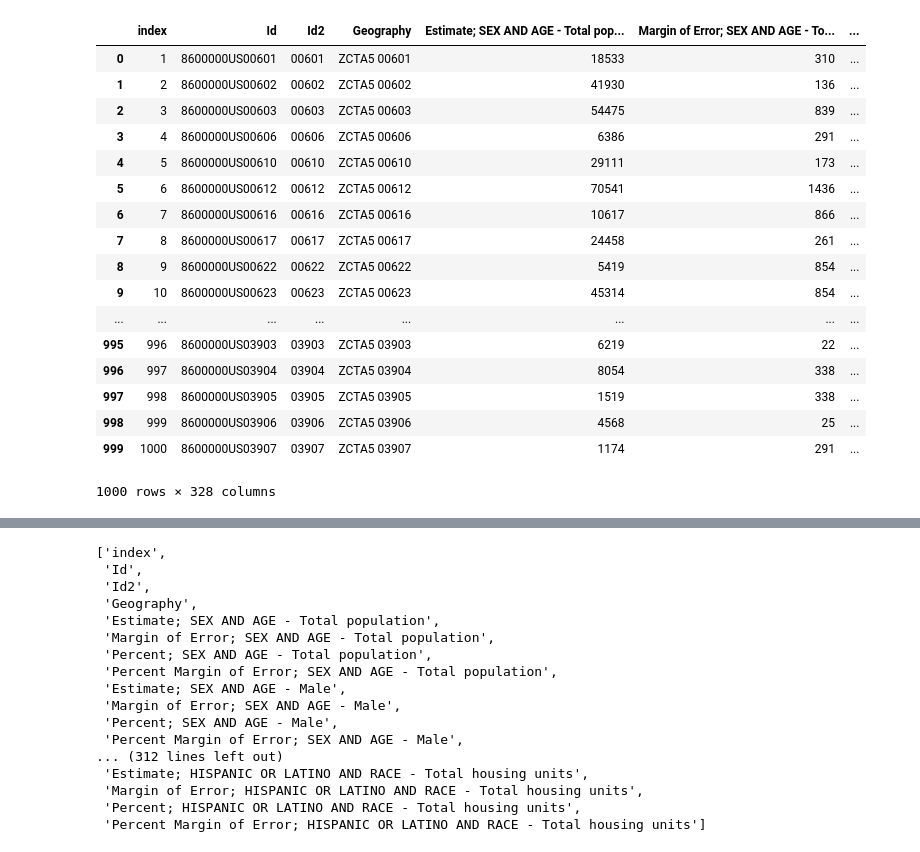
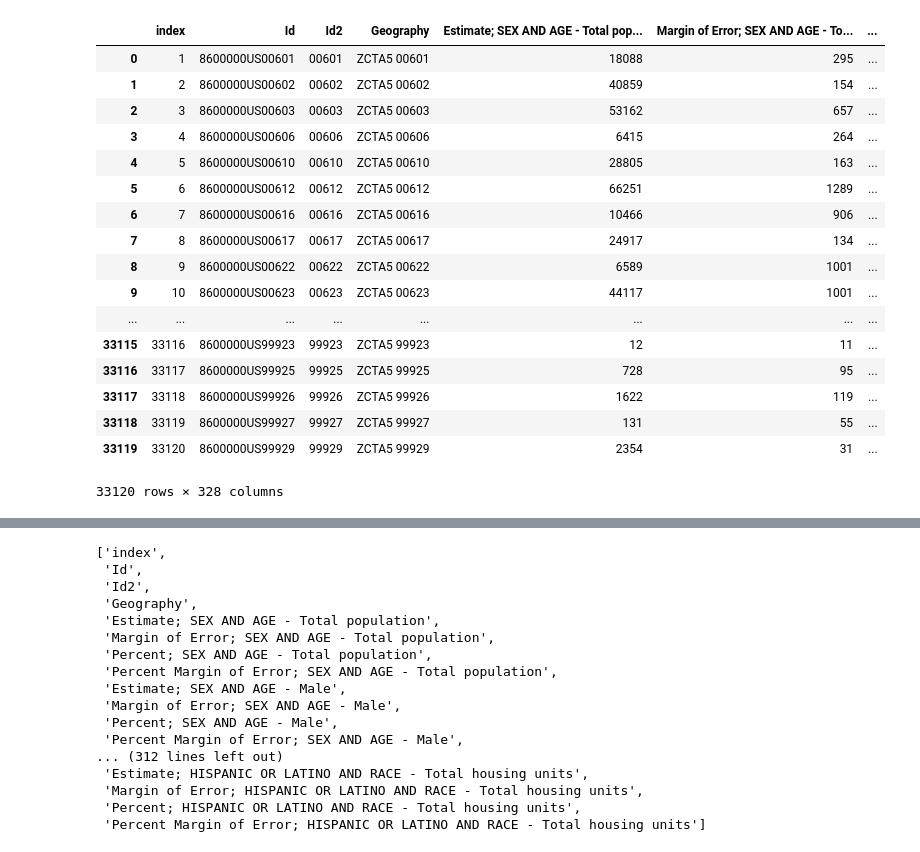
Before and after one commit to gumdropsteve/population_prophet, a Jupyter notebook: exploratory-data-analysis/acs_5yr_2011-2017_age_sex.ipynb, the cells around one changed output, grey strips where cells are left out. Cells and saved outputs as stored; diff of their text form; code cells hidden in the pictures.

Commit message:
about to compare base dataframe to my version of dataframe ("clean") to the sample of my clean version to https://bit.ly/2YB4v7z (2014)

```diff
--- a/exploratory-data-analysis/acs_5yr_2011-2017_age_sex.ipynb
+++ b/exploratory-data-analysis/acs_5yr_2011-2017_age_sex.ipynb
@@ -37,6 +39,27 @@ y2k15 = clean_census_frame('../data/acs/aff_download/ACS_15_5YR_DP05_with_ann.cs
 y2k16 = clean_census_frame('../data/acs/aff_download/ACS_16_5YR_DP05_with_ann.csv')
 # 2017
 y2k17 = clean_census_frame('../data/acs/aff_download/ACS_17_5YR_DP05_with_ann.csv')
+# %%
+y2k14
+# %% [output]
+|  | index | Id | Id2 | Geography | Estimate; SEX AND AGE - Total pop... | Margin of Error; SEX AND AGE - To... | ... |
+| 0 | 1 | 8600000US00601 | 00601 | ZCTA5 00601 | 18088 | 295 | ... |
+| 1 | 2 | 8600000US00602 | 00602 | ZCTA5 00602 | 40859 | 154 | ... |
+| 2 | 3 | 8600000US00603 | 00603 | ZCTA5 00603 | 53162 | 657 | ... |
+| 3 | 4 | 8600000US00606 | 00606 | ZCTA5 00606 | 6415 | 264 | ... |
+| 4 | 5 | 8600000US00610 | 00610 | ZCTA5 00610 | 28805 | 163 | ... |
+| 5 | 6 | 8600000US00612 | 00612 | ZCTA5 00612 | 66251 | 1289 | ... |
+| 6 | 7 | 8600000US00616 | 00616 | ZCTA5 00616 | 10466 | 906 | ... |
+| 7 | 8 | 8600000US00617 | 00617 | ZCTA5 00617 | 24917 | 134 | ... |
+| 8 | 9 | 8600000US00622 | 00622 | ZCTA5 00622 | 6589 | 1001 | ... |
+| 9 | 10 | 8600000US00623 | 00623 | ZCTA5 00623 | 44117 | 1001 | ... |
+| ... | ... | ... | ... | ... | ... | ... | ... |
+| 33115 | 33116 | 8600000US99923 | 99923 | ZCTA5 99923 | 12 | 11 | ... |
+| 33116 | 33117 | 8600000US99925 | 99925 | ZCTA5 99925 | 728 | 95 | ... |
+| 33117 | 33118 | 8600000US99926 | 99926 | ZCTA5 99926 | 1622 | 119 | ... |
+| 33118 | 33119 | 8600000US99927 | 99927 | ZCTA5 99927 | 131 | 55 | ... |
+| 33119 | 33120 | 8600000US99929 | 99929 | ZCTA5 99929 | 2354 | 31 | ... |
+33120 rows × 328 columns
 # %%
 '''MAKE IT FASTER >> done to speed up modeling process'''
 
@@ -57,21 +79,0 @@ y2k17 = y2k17.head(1000)
-# %%
-y2k11
-# %% [output]
-|  | index | Id | Id2 | Geography | Estimate; SEX AND AGE - Total pop... | Margin of Error; SEX AND AGE - To... | ... |
-| 0 | 1 | 8600000US00601 | 00601 | ZCTA5 00601 | 18533 | 310 | ... |
-| 1 | 2 | 8600000US00602 | 00602 | ZCTA5 00602 | 41930 | 136 | ... |
-| 2 | 3 | 8600000US00603 | 00603 | ZCTA5 00603 | 54475 | 839 | ... |
-| 3 | 4 | 8600000US00606 | 00606 | ZCTA5 00606 | 6386 | 291 | ... |
-| 4 | 5 | 8600000US00610 | 00610 | ZCTA5 00610 | 29111 | 173 | ... |
-| 5 | 6 | 8600000US00612 | 00612 | ZCTA5 00612 | 70541 | 1436 | ... |
-| 6 | 7 | 8600000US00616 | 00616 | ZCTA5 00616 | 10617 | 866 | ... |
-| 7 | 8 | 8600000US00617 | 00617 | ZCTA5 00617 | 24458 | 261 | ... |
-| 8 | 9 | 8600000US00622 | 00622 | ZCTA5 00622 | 5419 | 854 | ... |
-| 9 | 10 | 8600000US00623 | 00623 | ZCTA5 00623 | 45314 | 854 | ... |
-| ... | ... | ... | ... | ... | ... | ... | ... |
-| 995 | 996 | 8600000US03903 | 03903 | ZCTA5 03903 | 6219 | 22 | ... |
-| 996 | 997 | 8600000US03904 | 03904 | ZCTA5 03904 | 8054 | 338 | ... |
-| 997 | 998 | 8600000US03905 | 03905 | ZCTA5 03905 | 1519 | 338 | ... |
-| 998 | 999 | 8600000US03906 | 03906 | ZCTA5 03906 | 4568 | 25 | ... |
-| 999 | 1000 | 8600000US03907 | 03907 | ZCTA5 03907 | 1174 | 291 | ... |
-1000 rows × 328 columns
```
Also changed, not shown: parts of 10 cells of this notebook.
